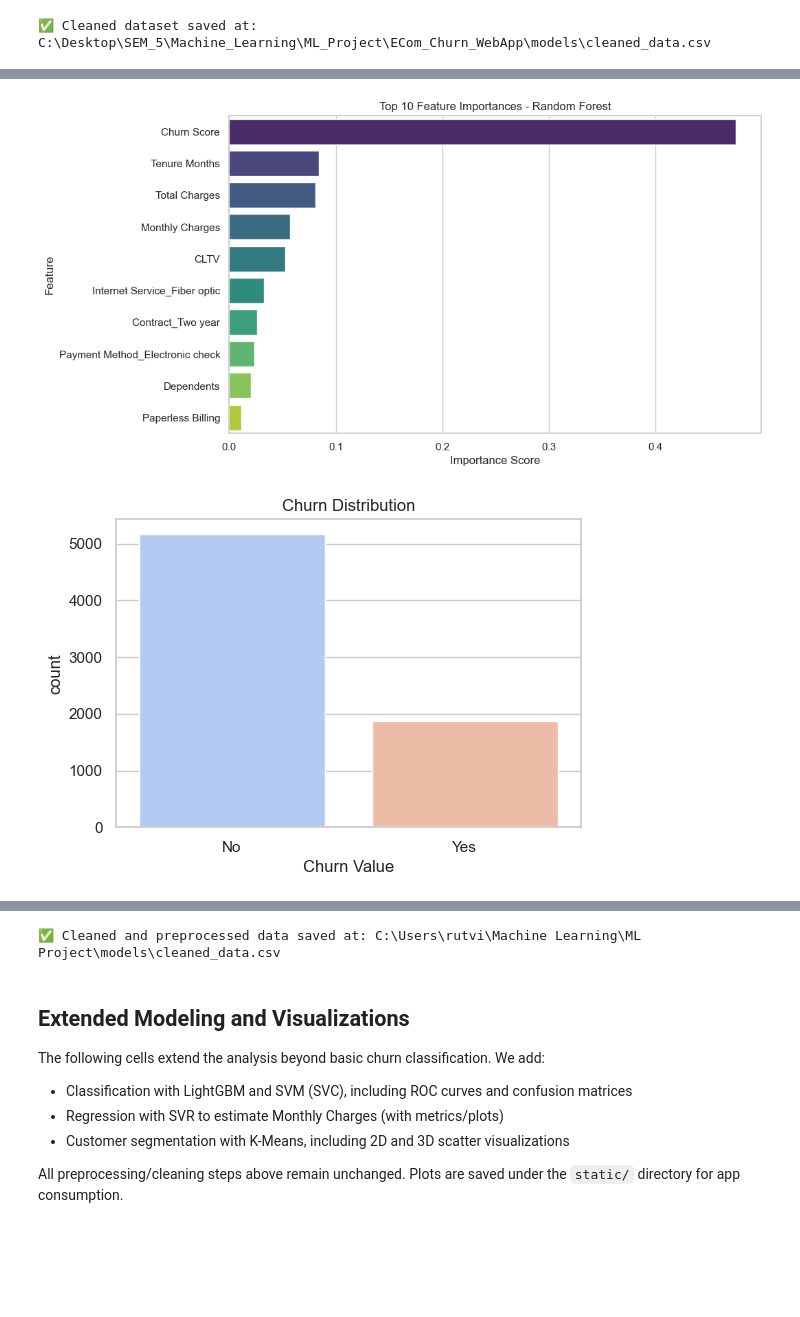
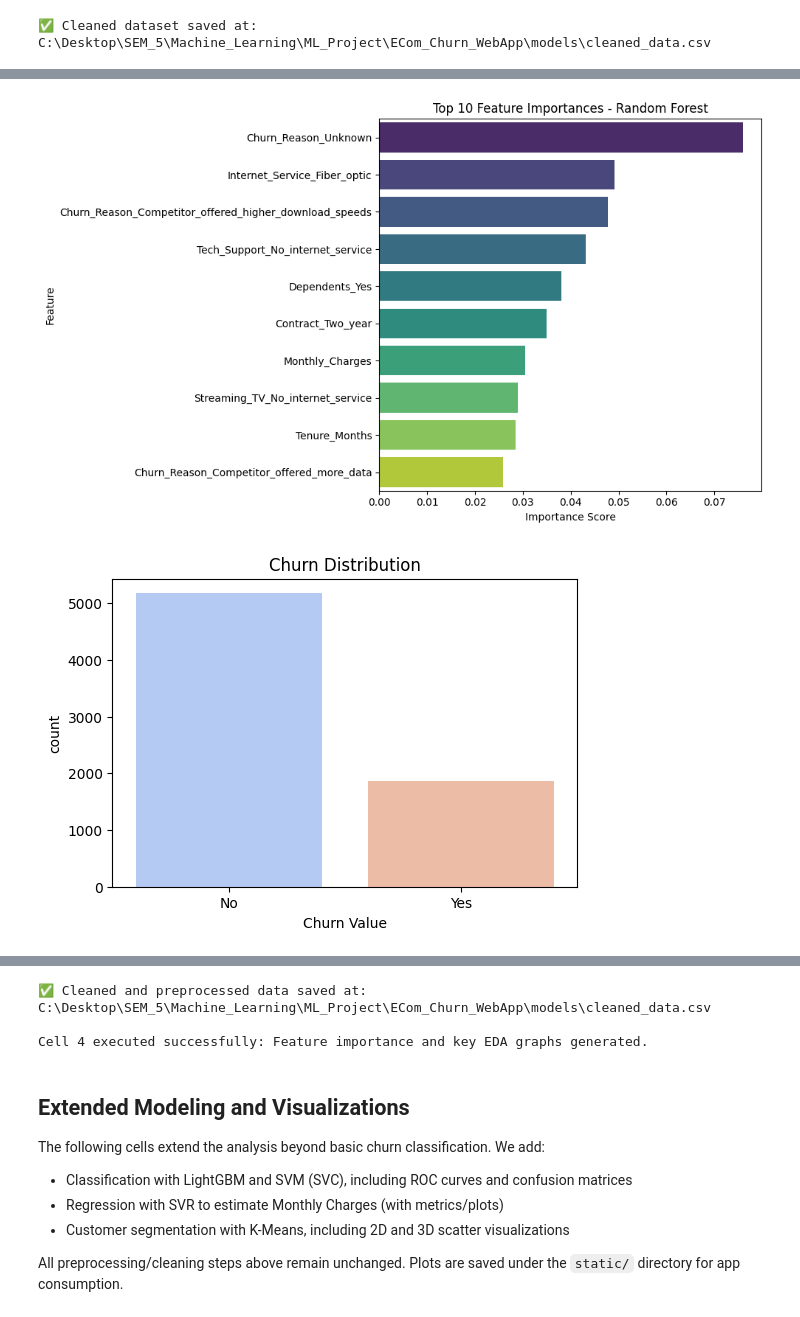
Before and after one commit to Rutvij2612/RetainIQ, a Jupyter notebook: ECom_Churn_Analysis.ipynb, the cells around one changed output, grey strips where cells are left out. Cells and saved outputs as stored; diff of their text form; code cells hidden in the pictures; blank space fills up the shorter version.

```diff
--- a/ECom_Churn_Analysis.ipynb
+++ b/ECom_Churn_Analysis.ipynb
@@ -351,30 +313,43 @@ Cleaned dataset saved to 'models/cleaned_data.csv'
 # %%
-# Step 4: Feature Importance + Key EDA Graphs
+# Cell 4: Feature Importance + Key EDA Graphs
 
 import matplotlib.pyplot as plt
 import seaborn as sns
 import os
+from sklearn.ensemble import RandomForestClassifier
 
 # -----------------------------
-# 1. Feature Importance from Random Forest
+# 0. Create visualization copy
+# -----------------------------
+df_vis = df.copy()  # ✅ Use a fresh copy for visualization
+
+# -----------------------------
+# 1. Train Random Forest (for feature importance)
 # -----------------------------
 try:
+    rf = RandomForestClassifier(
+        random_state=42,
+        n_estimators=200,
+        max_depth=8,
+        min_samples_split=5,
+        min_samples_leaf=3
+    )
+    rf.fit(X_train_c, y_train_c)
+
     importances = rf.feature_importances_
-    features = X_train.columns
+    features = X_train_c.columns
 
-    # Ensure lengths match
-    if len(importances) == len(features):
-        feat_imp = pd.Series(importances, index=features).sort_values(ascending=False)
+    feat_imp = pd.Series(importances, index=features).sort_values(ascending=False)
 
-        # Plot top 10 features
-        plt.figure(figsize=(10,6))
-        sns.barplot(x=feat_imp[:10], y=feat_imp[:10].index, palette='viridis')
-        plt.title("Top 10 Feature Importances - Random Forest")
-        plt.xlabel("Importance Score")
-        plt.ylabel("Feature")
-        plt.show()
-    else:
-        print("⚠️ Feature importances length does not match X_train columns.")
+    # Plot top 10 features
+    plt.figure(figsize=(10,6))
+    sns.barplot(x=feat_imp[:10], y=feat_imp[:10].index, palette='viridis')
+    plt.title("Top 10 Feature Importances - Random Forest")
+    plt.xlabel("Importance Score")
+    plt.ylabel("Feature")
+    plt.tight_layout()
+    plt.show()
+
 except Exception as e:
     print("⚠️ Could not plot feature importances:", e)
 
@@ -393,7 +368,7 @@ if 'Churn Value' in df_vis.columns:
 # -----------------------------
 # 3. Monthly Charges vs Churn
 # -----------------------------
-if 'Churn Value' in df_vis.columns and 'Monthly Charges' in df_vis.columns:
+if {'Churn Value', 'Monthly Charges'}.issubset(df_vis.columns):
     plt.figure(figsize=(8,5))
     sns.boxplot(data=df_vis, x='Churn Value', y='Monthly Charges', palette='Set2')
     plt.title("Monthly Charges vs Churn")
@@ -404,42 +379,43 @@ if 'Churn Value' in df_vis.columns and 'Monthly Charges' in df_vis.columns:
 # -----------------------------
 # 4. Churn by Contract Type
 # -----------------------------
-if 'Contract' in df_vis.columns and 'Churn Value' in df_vis.columns:
+if {'Contract', 'Churn Value'}.issubset(df_vis.columns):
     plt.figure(figsize=(6,4))
     sns.countplot(data=df_vis, x='Contract', hue='Churn Value', palette='Set1')
     plt.title("Churn by Contract Type")
     plt.show()
 
 
 # -----------------------------
 # 5. Churn by Payment Method
 # -----------------------------
-if 'Payment Method' in df_vis.columns and 'Churn Value' in df_vis.columns:
+if {'Payment Method', 'Churn Value'}.issubset(df_vis.columns):
     plt.figure(figsize=(8,5))
     sns.countplot(data=df_vis, x='Payment Method', hue='Churn Value', palette='Set3')
     plt.title("Churn by Payment Method")
     plt.xticks(rotation=45)
     plt.show()
 
 
 # -----------------------------
-# 6. Optional: Churn by City (top 10 cities)
+# 6. Churn by City (Top 10)
 # -----------------------------
-if 'City' in df_vis.columns and 'Churn Value' in df_vis.columns:
+if {'City', 'Churn Value'}.issubset(df_vis.columns):
     top_cities = df_vis['City'].value_counts().nlargest(10).index
     plt.figure(figsize=(10,5))
     sns.countplot(data=df_vis[df_vis['City'].isin(top_cities)], x='City', hue='Churn Value', palette='coolwarm')
     plt.title("Churn by Top 10 Cities")
     plt.xticks(rotation=45)
     plt.show()
 
 
 # -----------------------------
-# 7. Save cleaned/preprocessed dataset for Flask
+# 7. Save cleaned/preprocessed dataset
 # -----------------------------
 save_path = os.path.join(os.getcwd(), "models", "cleaned_data.csv")
 df.to_csv(save_path, index=False)
 print(f"✅ Cleaned and preprocessed data saved at: {save_path}")
+print("\nCell 4 executed successfully: Feature importance and key EDA graphs generated.")
 # %% [output]
-[figure, old version]
+[figure, new version]
-[figure, old version]
+[figure, new version]
@@ -450,4 +426,6 @@ print(f"✅ Cleaned and preprocessed data saved at: {save_path}")
-✅ Cleaned and preprocessed data saved at: C:\Users\rutvi\Machine Learning\ML Project\models\cleaned_data.csv
+✅ Cleaned and preprocessed data saved at: C:\Desktop\SEM_5\Machine_Learning\ML_Project\ECom_Churn_WebApp\models\cleaned_data.csv
+
+Cell 4 executed successfully: Feature importance and key EDA graphs generated.
 # %% [markdown]
 ## Extended Modeling and Visualizations
 
```
Also changed, not shown: parts of 8 cells of this notebook, 8 other files.
